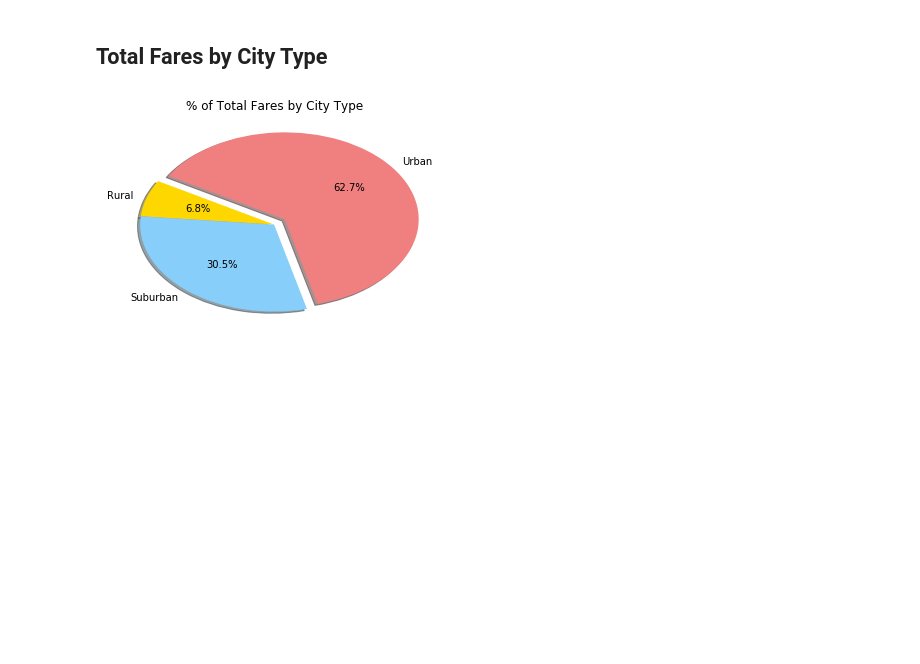
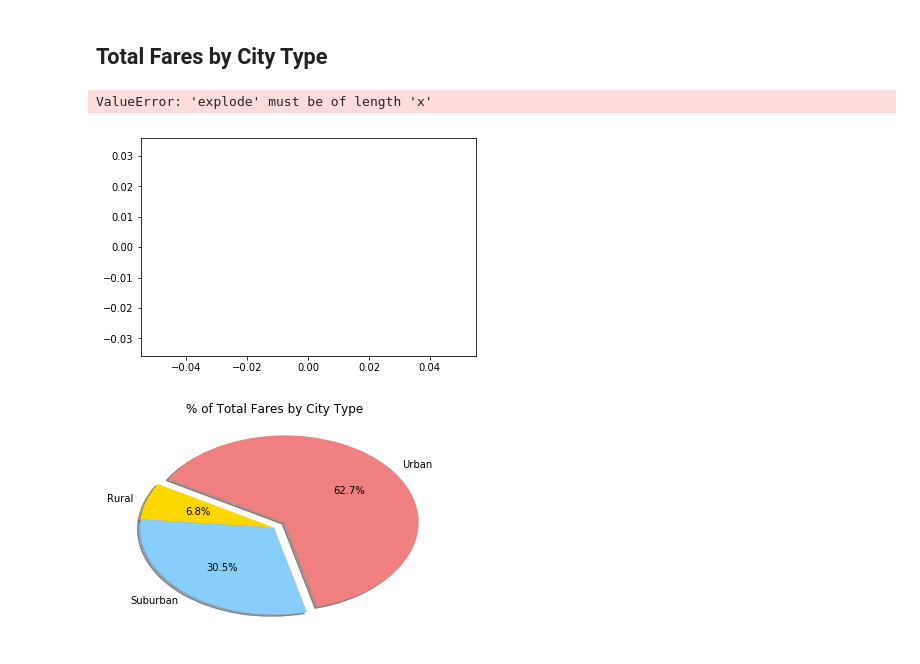
Before and after one commit to grroschel/Pyber-Ride-Sharing-Co-Analysis, a Jupyter notebook: Pyber_RSC.ipynb, the cells around one changed output. Cells and saved outputs as stored; diff of their text form; code cells hidden in the pictures; blank space fills up the shorter version.

```diff
--- a/Pyber_RSC.ipynb
+++ b/Pyber_RSC.ipynb
@@ -166,3 +146,42 @@ ValueError: not enough values to unpack (expected 1, got 0)
+# %%
+# Calculate Type Percents
+# Create, Cleanup & Prepare a df for processing for charts
+tfbct_group = ride_and_city_data_df.groupby(["type"])
+tfbct_df = pd.DataFrame(tfbct_group["fare"].sum())
+tfbct_df["type"] = tfbct_group["type"].first()
+tfbct_df["pct"] = (tfbct_df["fare"] / (tfbct_df["fare"].sum()) * 100)
+tfbct_df.head()
+
+# Build Pie Chart
+# Create data
+# Labels for the sections of our pie chart
+# labels = ["Humans", "Smurfs", "Hobbits", "Ninjas"]
+labels = [tfbct_df["type"]]
+labels
+
+# The values of each section of the pie chart
+# sizes = [220, 95, 80, 100]
+sizes = [tfbct_df["pct"]]
+sizes
+
+# The colors of each section of the pie chart
+# colors = ["red", "orange", "lightcoral", "lightskyblue"]
+colors = ["gold", "lightskyblue", "lightcoral"]
+colors
+
+# Tells matplotlib to seperate the "Python" section from the others
+explode = (0.1, 0.1, 0.1)
+
+# Tells matplotlib that we want a pie chart with equal axes
+plt.axis("equal")
+
+plt.pie(sizes, explode=explode, labels=labels, colors=colors, autopct="%1.1f%%", shadow=True, startangle=180)
+
+# Save Figure
+# plt.savefig("faresbycitytype.png")
+# %% [output]
+ValueError: 'explode' must be of length 'x'
+[figure, added]
 # %%
 # Show Figure
 plt.show()
```
Also changed, not shown: parts of 3 cells of this notebook, 1 other file.
